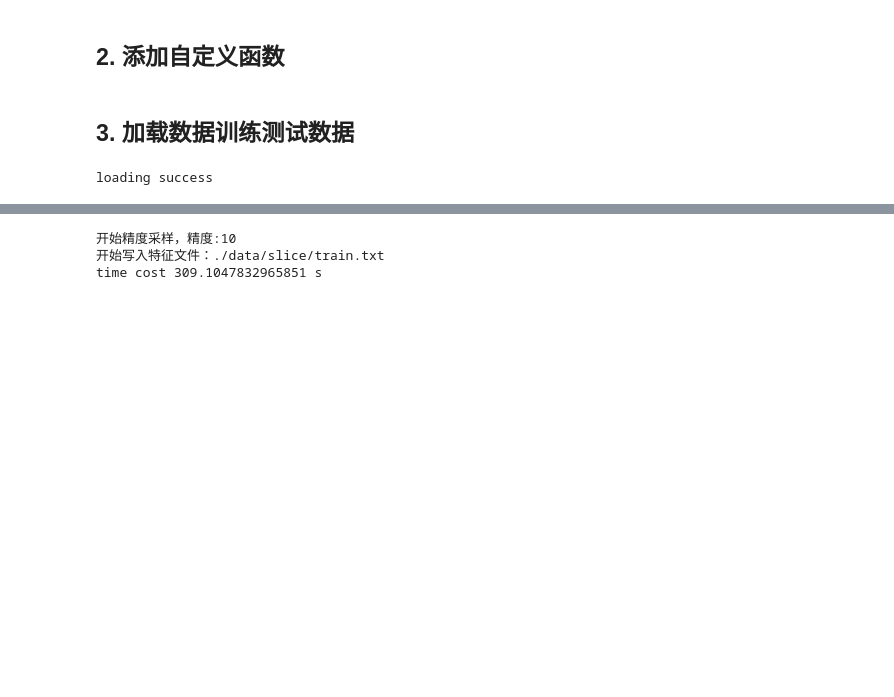
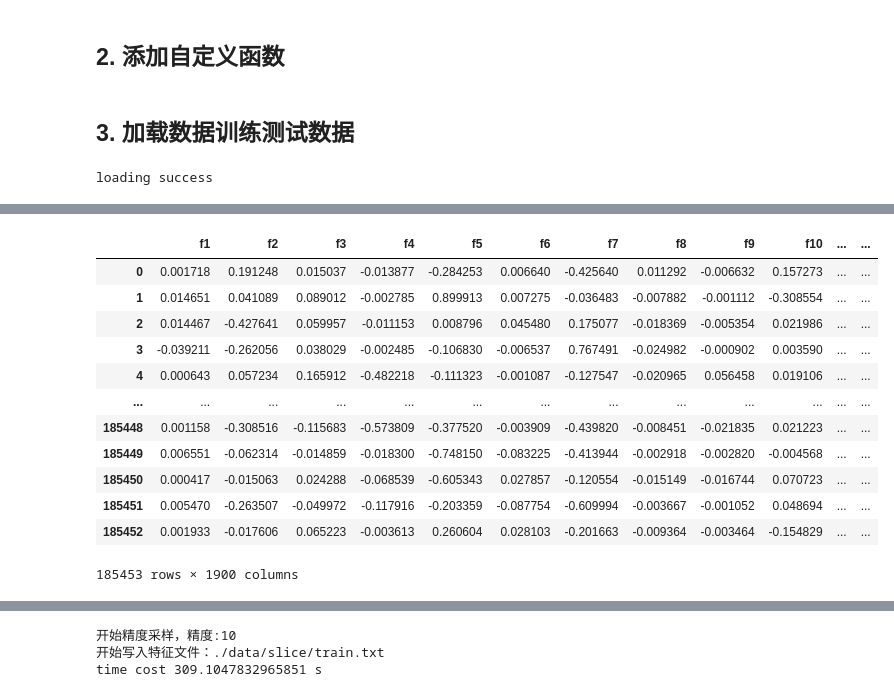
Before and after one commit to kingstdio/BioUniprot, a Jupyter notebook: tasks/task3/task3_slice.ipynb, the cells around one changed output, grey strips where cells are left out. Drawn from its saved outputs; the diff is of its cells as text; code cells hidden in the pictures; blank space fills up the shorter version.

Commit message:
add train.py

```diff
--- a/tasks/task3/task3_slice.ipynb
+++ b/tasks/task3/task3_slice.ipynb
@@ -121,0 +191,16 @@ loading success
+# %%
+train_ds
+# %% [output]
+|  | f1 | f2 | f3 | f4 | f5 | f6 | f7 | f8 | f9 | f10 | ... | ... |
+| 0 | 0.001718 | 0.191248 | 0.015037 | -0.013877 | -0.284253 | 0.006640 | -0.425640 | 0.011292 | -0.006632 | 0.157273 | ... | ... |
+| 1 | 0.014651 | 0.041089 | 0.089012 | -0.002785 | 0.899913 | 0.007275 | -0.036483 | -0.007882 | -0.001112 | -0.308554 | ... | ... |
+| 2 | 0.014467 | -0.427641 | 0.059957 | -0.011153 | 0.008796 | 0.045480 | 0.175077 | -0.018369 | -0.005354 | 0.021986 | ... | ... |
+| 3 | -0.039211 | -0.262056 | 0.038029 | -0.002485 | -0.106830 | -0.006537 | 0.767491 | -0.024982 | -0.000902 | 0.003590 | ... | ... |
+| 4 | 0.000643 | 0.057234 | 0.165912 | -0.482218 | -0.111323 | -0.001087 | -0.127547 | -0.020965 | 0.056458 | 0.019106 | ... | ... |
+| ... | ... | ... | ... | ... | ... | ... | ... | ... | ... | ... | ... | ... |
+| 185448 | 0.001158 | -0.308516 | -0.115683 | -0.573809 | -0.377520 | -0.003909 | -0.439820 | -0.008451 | -0.021835 | 0.021223 | ... | ... |
+| 185449 | 0.006551 | -0.062314 | -0.014859 | -0.018300 | -0.748150 | -0.083225 | -0.413944 | -0.002918 | -0.002820 | -0.004568 | ... | ... |
+| 185450 | 0.000417 | -0.015063 | 0.024288 | -0.068539 | -0.605343 | 0.027857 | -0.120554 | -0.015149 | -0.016744 | 0.070723 | ... | ... |
+| 185451 | 0.005470 | -0.263507 | -0.049972 | -0.117916 | -0.203359 | -0.087754 | -0.609994 | -0.003667 | -0.001052 | 0.048694 | ... | ... |
+| 185452 | 0.001933 | -0.017606 | 0.065223 | -0.003613 | 0.260604 | 0.028103 | -0.201663 | -0.009364 | -0.003464 | -0.154829 | ... | ... |
+185453 rows × 1900 columns
```
Also changed, not shown: parts of 16 cells of this notebook, 9 other files.
